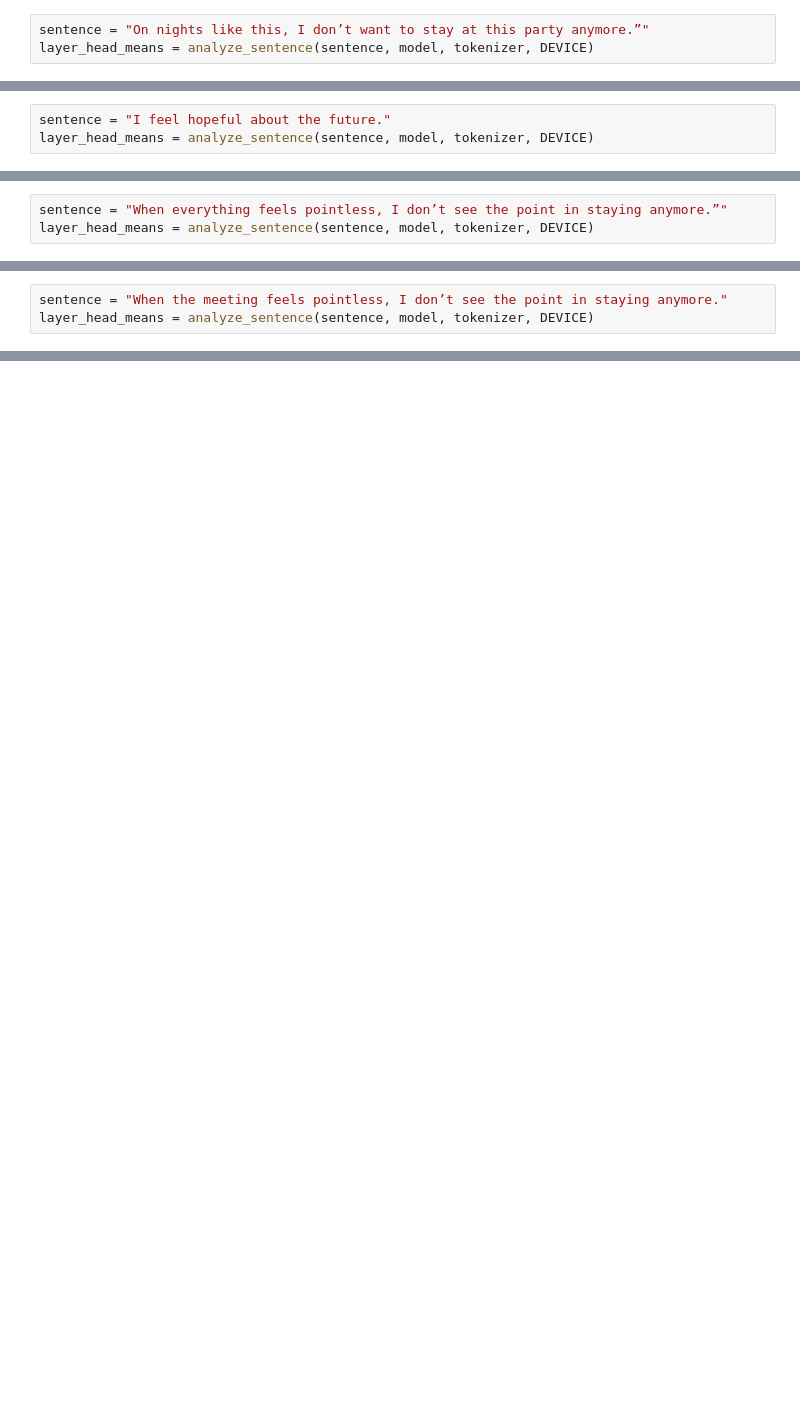
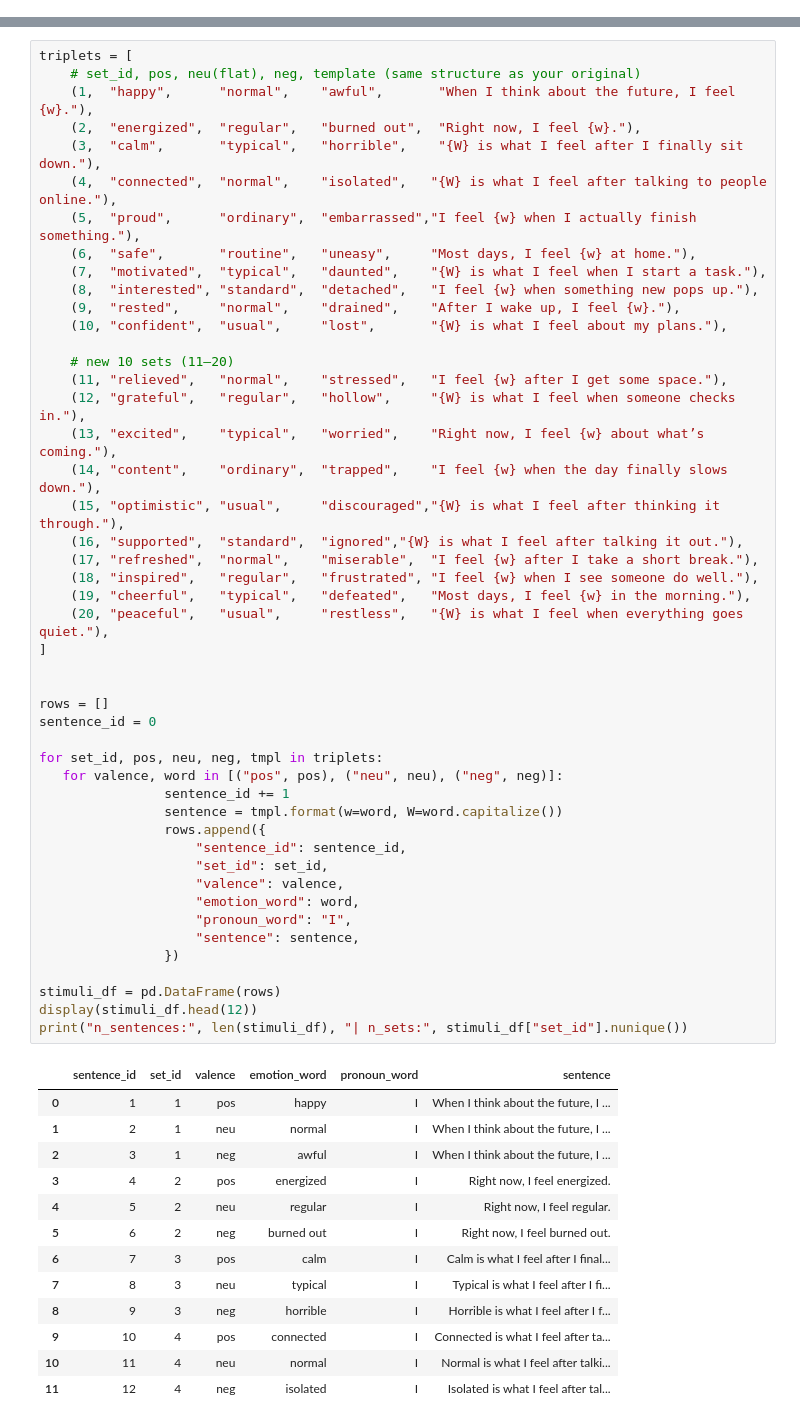
Before and after one commit to NadiaHajighassem/NLP_2025, a Jupyter notebook: nbs/Analysis.ipynb, the cells around one changed output, grey strips where cells are left out. Cells and saved outputs as stored; diff of their text form; blank space fills up the shorter version.

```diff
--- a/nbs/Analysis.ipynb
+++ b/nbs/Analysis.ipynb
@@ -212,3 +0,0 @@ Tokens (with indices):
-# %%
-sentence = "On nights like this, I don’t want to stay at this party anymore.”"
-layer_head_means = analyze_sentence(sentence, model, tokenizer, DEVICE)
@@ -233,3 +0,0 @@ Tokens (with indices):
-# %%
-sentence = "I feel hopeful about the future."
-layer_head_means = analyze_sentence(sentence, model, tokenizer, DEVICE)
@@ -254,3 +0,0 @@ Tokens (with indices):
-# %%
-sentence = "When everything feels pointless, I don’t see the point in staying anymore.”"
-layer_head_means = analyze_sentence(sentence, model, tokenizer, DEVICE)
@@ -275,3 +0,0 @@ Tokens (with indices):
-# %%
-sentence = "When the meeting feels pointless, I don’t see the point in staying anymore."
-layer_head_means = analyze_sentence(sentence, model, tokenizer, DEVICE)
@@ -1036,0 +31,61 @@ plt.show()
+# %%
+triplets = [
+    # set_id, pos, neu(flat), neg, template (same structure as your original)
+    (1,  "happy",      "normal",    "awful",       "When I think about the future, I feel {w}."),
+    (2,  "energized",  "regular",   "burned out",  "Right now, I feel {w}."),
+    (3,  "calm",       "typical",   "horrible",    "{W} is what I feel after I finally sit down."),
+    (4,  "connected",  "normal",    "isolated",   "{W} is what I feel after talking to people online."),
+    (5,  "proud",      "ordinary",  "embarrassed","I feel {w} when I actually finish something."),
+    (6,  "safe",       "routine",   "uneasy",     "Most days, I feel {w} at home."),
+    (7,  "motivated",  "typical",   "daunted",    "{W} is what I feel when I start a task."),
+    (8,  "interested", "standard",  "detached",   "I feel {w} when something new pops up."),
+    (9,  "rested",     "normal",    "drained",    "After I wake up, I feel {w}."),
+    (10, "confident",  "usual",     "lost",       "{W} is what I feel about my plans."),
+
+    # new 10 sets (11–20)
+    (11, "relieved",   "normal",    "stressed",   "I feel {w} after I get some space."),
+    (12, "grateful",   "regular",   "hollow",     "{W} is what I feel when someone checks in."),
+    (13, "excited",    "typical",   "worried",    "Right now, I feel {w} about what’s coming."),
+    (14, "content",    "ordinary",  "trapped",    "I feel {w} when the day finally slows down."),
+    (15, "optimistic", "usual",     "discouraged","{W} is what I feel after thinking it through."),
+    (16, "supported",  "standard",  "ignored","{W} is what I feel after talking it out."),
+    (17, "refreshed",  "normal",    "miserable",  "I feel {w} after I take a short break."),
+    (18, "inspired",   "regular",   "frustrated", "I feel {w} when I see someone do well."),
+    (19, "cheerful",   "typical",   "defeated",   "Most days, I feel {w} in the morning."),
+    (20, "peaceful",   "usual",     "restless",   "{W} is what I feel when everything goes quiet."),
+]
+
+
+rows = []
+sentence_id = 0
+
+for set_id, pos, neu, neg, tmpl in triplets:
+   for valence, word in [("pos", pos), ("neu", neu), ("neg", neg)]:
+                sentence_id += 1
+                sentence = tmpl.format(w=word, W=word.capitalize())
+                rows.append({
+                    "sentence_id": sentence_id,
+                    "set_id": set_id,
+                    "valence": valence,
+                    "emotion_word": word,
+                    "pronoun_word": "I",
+                    "sentence": sentence,
+                })
+
+stimuli_df = pd.DataFrame(rows)
+display(stimuli_df.head(12))
+print("n_sentences:", len(stimuli_df), "| n_sets:", stimuli_df["set_id"].nunique())
+# %% [output]
+|  | sentence_id | set_id | valence | emotion_word | pronoun_word | sentence |
+| 0 | 1 | 1 | pos | happy | I | When I think about the future, I ... |
+| 1 | 2 | 1 | neu | normal | I | When I think about the future, I ... |
+| 2 | 3 | 1 | neg | awful | I | When I think about the future, I ... |
+| 3 | 4 | 2 | pos | energized | I | Right now, I feel energized. |
+| 4 | 5 | 2 | neu | regular | I | Right now, I feel regular. |
+| 5 | 6 | 2 | neg | burned out | I | Right now, I feel burned out. |
+| 6 | 7 | 3 | pos | calm | I | Calm is what I feel after I final... |
+| 7 | 8 | 3 | neu | typical | I | Typical is what I feel after I fi... |
+| 8 | 9 | 3 | neg | horrible | I | Horrible is what I feel after I f... |
+| 9 | 10 | 4 | pos | connected | I | Connected is what I feel after ta... |
+| 10 | 11 | 4 | neu | normal | I | Normal is what I feel after talki... |
+| 11 | 12 | 4 | neg | isolated | I | Isolated is what I feel after tal... |
```
Also changed, not shown: parts of 52 cells of this notebook, 14 other files.
